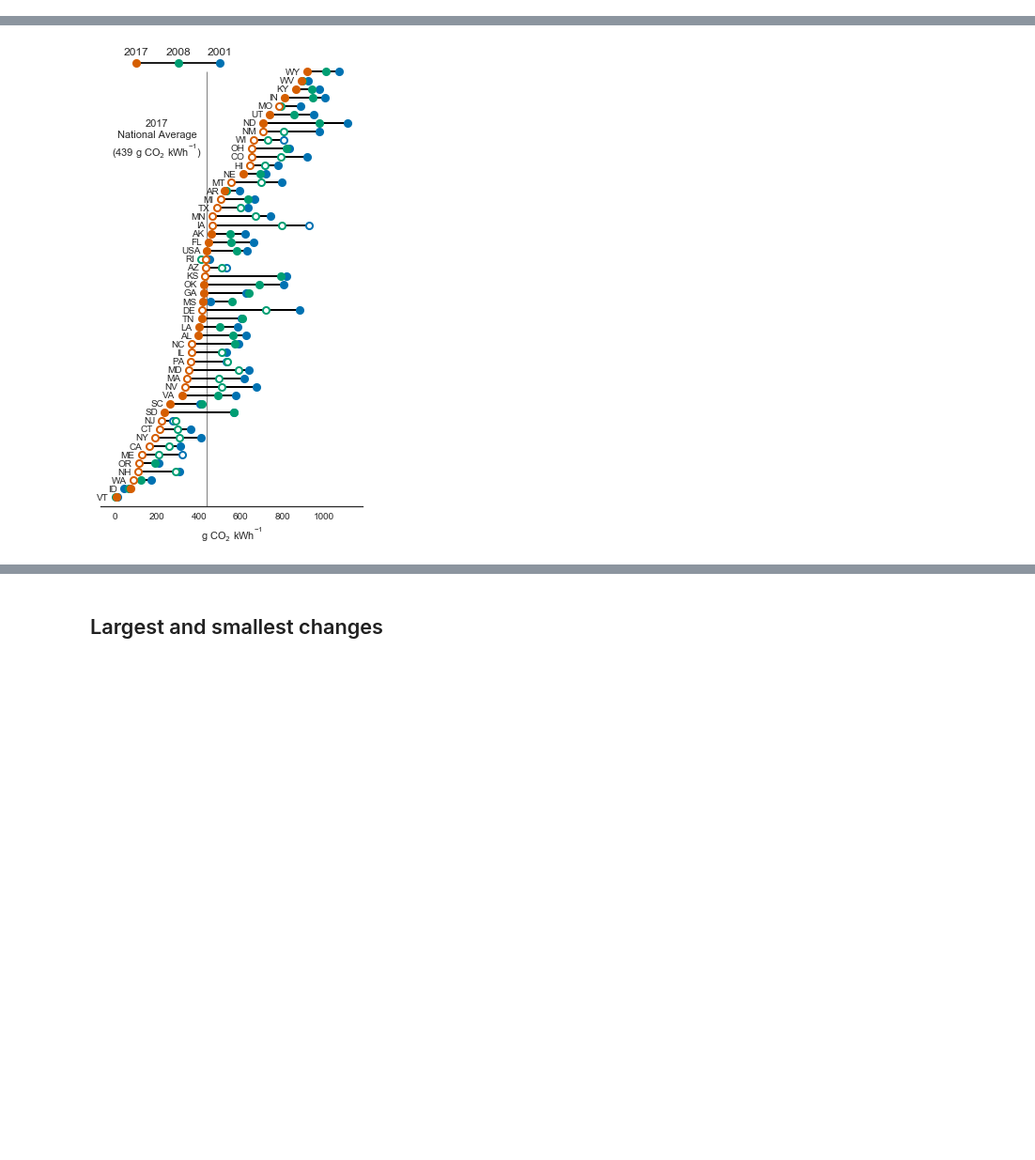
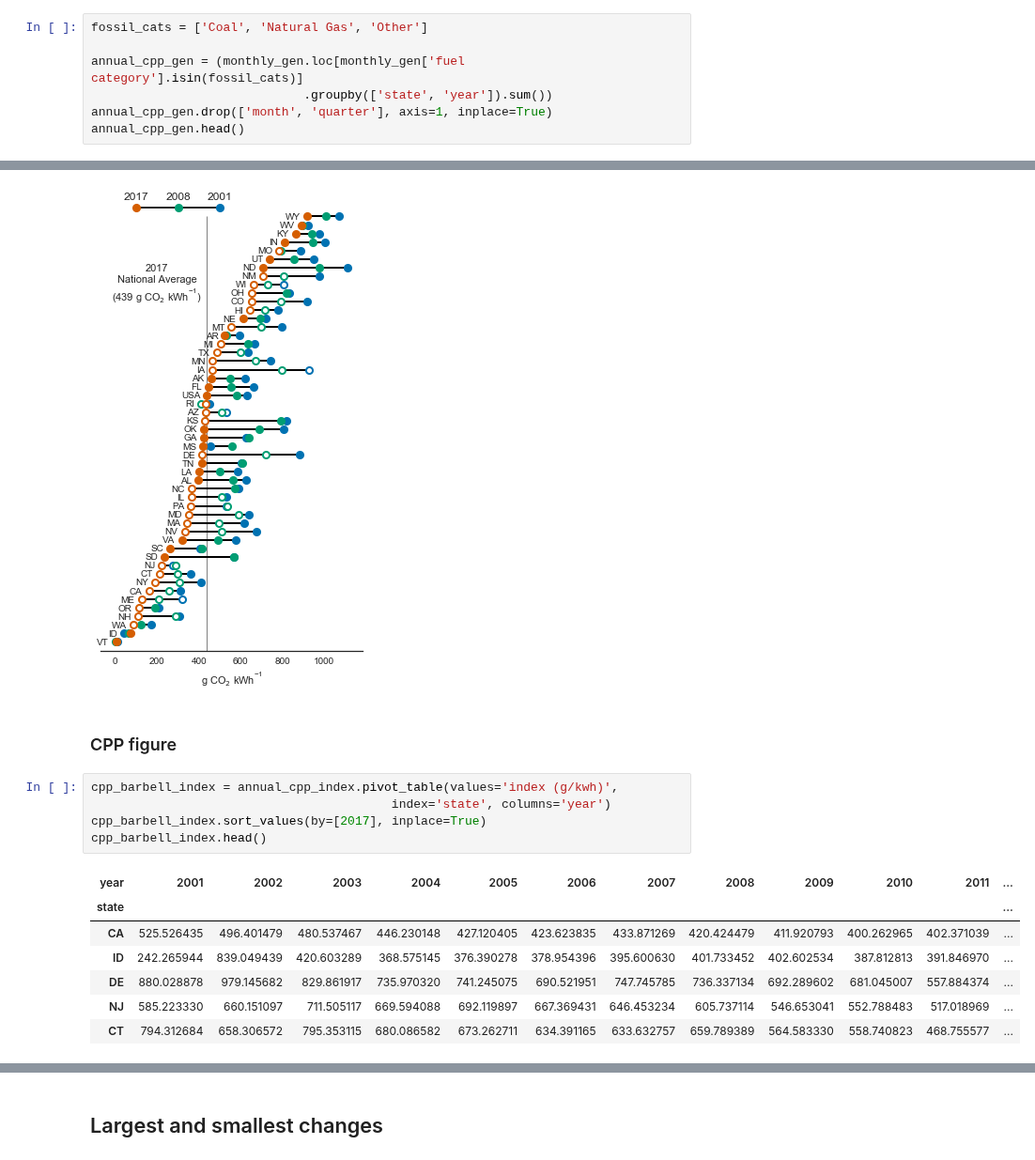
Before and after one commit to gschivley/carbon-index, a Jupyter notebook: Notebooks/State figures.ipynb, the cells around one changed output, grey strips where cells are left out. Shown at 94% size. Cells and saved outputs as stored; diff of their text form; blank space fills up the shorter version.

```diff
--- a/Notebooks/State figures.ipynb
+++ b/Notebooks/State figures.ipynb
@@ -151,0 +189,7 @@ rps_start
+# %%
+fossil_cats = ['Coal', 'Natural Gas', 'Other']
+
+annual_cpp_gen = (monthly_gen.loc[monthly_gen['fuel category'].isin(fossil_cats)]
+                             .groupby(['state', 'year']).sum())
+annual_cpp_gen.drop(['month', 'quarter'], axis=1, inplace=True)
+annual_cpp_gen.head()
@@ -326,3 +470,18 @@ path = join(cwd, '..', 'Figures',
 plt.savefig(path, bbox_inches='tight')
 # %% [output]
 [figure]
+# %% [markdown]
+### CPP figure
+# %%
+cpp_barbell_index = annual_cpp_index.pivot_table(values='index (g/kwh)',
+                                         index='state', columns='year')
+cpp_barbell_index.sort_values(by=[2017], inplace=True)
+cpp_barbell_index.head()
+# %% [output]
+| year | 2001 | 2002 | 2003 | 2004 | 2005 | 2006 | 2007 | 2008 | 2009 | 2010 | 2011 | ... |
+| state |  |  |  |  |  |  |  |  |  |  |  | ... |
+| CA | 525.526435 | 496.401479 | 480.537467 | 446.230148 | 427.120405 | 423.623835 | 433.871269 | 420.424479 | 411.920793 | 400.262965 | 402.371039 | ... |
+| ID | 242.265944 | 839.049439 | 420.603289 | 368.575145 | 376.390278 | 378.954396 | 395.600630 | 401.733452 | 402.602534 | 387.812813 | 391.846970 | ... |
+| DE | 880.028878 | 979.145682 | 829.861917 | 735.970320 | 741.245075 | 690.521951 | 747.745785 | 736.337134 | 692.289602 | 681.045007 | 557.884374 | ... |
+| NJ | 585.223330 | 660.151097 | 711.505117 | 669.594088 | 692.119897 | 667.369431 | 646.453234 | 605.737114 | 546.653041 | 552.788483 | 517.018969 | ... |
+| CT | 794.312684 | 658.306572 | 795.353115 | 680.086582 | 673.262711 | 634.391165 | 633.632757 | 659.789389 | 564.583330 | 558.740823 | 468.755577 | ... |
```
Also changed, not shown: parts of 23 cells of this notebook, 2 other files.
